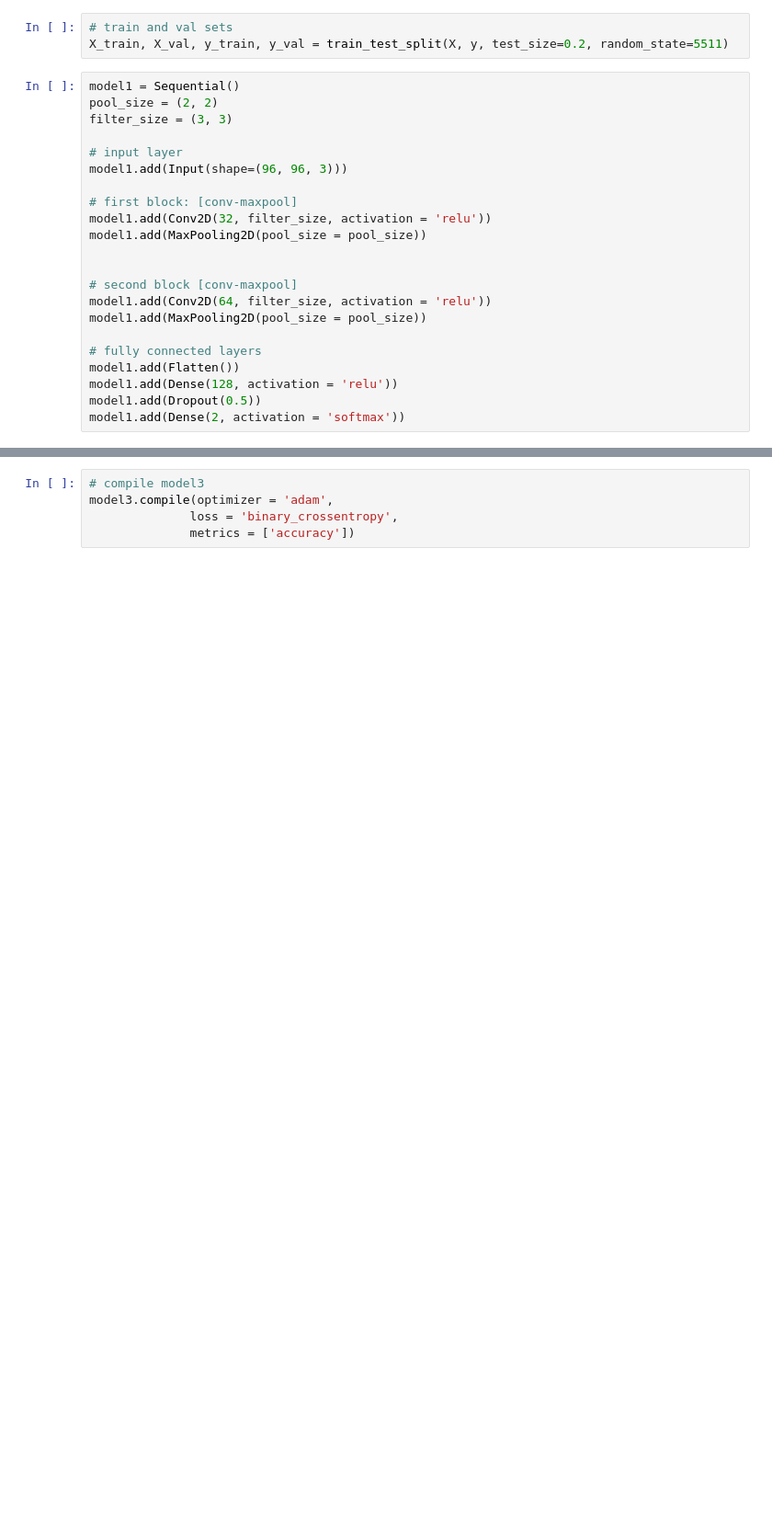
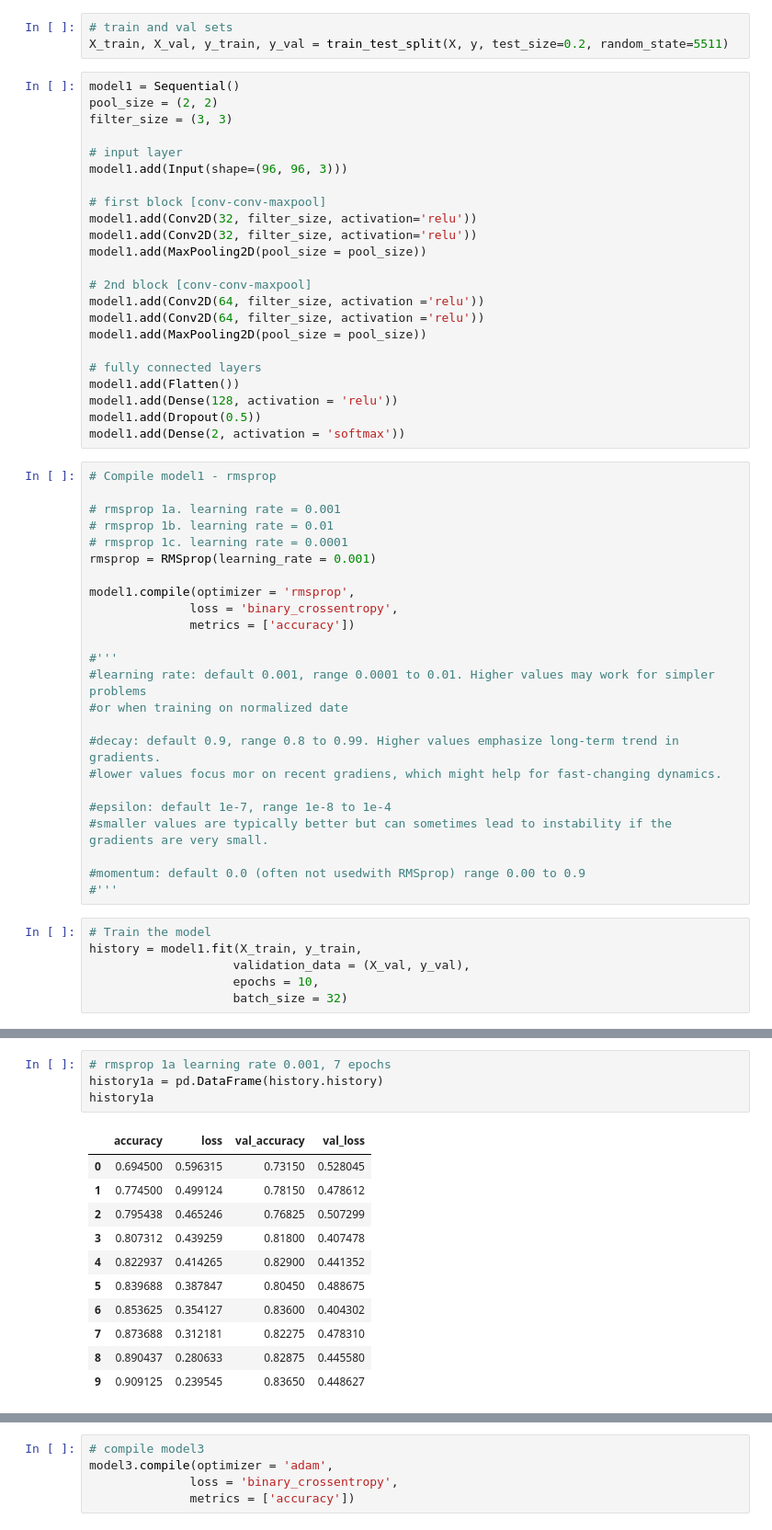
Before and after one commit to FleaBusyBeeBergs/dtsa5511-cnn-cancer-detection, a Jupyter notebook: cnn-cancer-detection.ipynb, the cells around one changed output, grey strips where cells are left out. Shown at 92% size. Drawn from its saved outputs; the diff is of its cells as text; blank space fills up the shorter version.

```diff
--- a/cnn-cancer-detection.ipynb
+++ b/cnn-cancer-detection.ipynb
@@ -204,13 +207,14 @@ filter_size = (3, 3)
 # input layer
 model1.add(Input(shape=(96, 96, 3)))
 
-# first block: [conv-maxpool]
-model1.add(Conv2D(32, filter_size, activation = 'relu'))
+# first block [conv-conv-maxpool]
+model1.add(Conv2D(32, filter_size, activation='relu'))
+model1.add(Conv2D(32, filter_size, activation='relu'))
 model1.add(MaxPooling2D(pool_size = pool_size))
 
-
-# second block [conv-maxpool]
-model1.add(Conv2D(64, filter_size, activation = 'relu'))
+# 2nd block [conv-conv-maxpool]
+model1.add(Conv2D(64, filter_size, activation ='relu'))
+model1.add(Conv2D(64, filter_size, activation ='relu'))
 model1.add(MaxPooling2D(pool_size = pool_size))
 
 # fully connected layers
@@ -218,3 +222,33 @@ model1.add(Flatten())
 model1.add(Dense(128, activation = 'relu'))
 model1.add(Dropout(0.5))
 model1.add(Dense(2, activation = 'softmax'))
+# %%
+# Compile model1 - rmsprop
+
+# rmsprop 1a. learning rate = 0.001
+# rmsprop 1b. learning rate = 0.01
+# rmsprop 1c. learning rate = 0.0001
+rmsprop = RMSprop(learning_rate = 0.001)
+
+model1.compile(optimizer = 'rmsprop',
+              loss = 'binary_crossentropy',
+              metrics = ['accuracy'])
+
+#'''
+#learning rate: default 0.001, range 0.0001 to 0.01. Higher values may work for simpler problems
+#or when training on normalized date
+
+#decay: default 0.9, range 0.8 to 0.99. Higher values emphasize long-term trend in gradients.
+#lower values focus mor on recent gradiens, which might help for fast-changing dynamics.
+
+#epsilon: default 1e-7, range 1e-8 to 1e-4
+#smaller values are typically better but can sometimes lead to instability if the gradients are very small.
+
+#momentum: default 0.0 (often not usedwith RMSprop) range 0.00 to 0.9
+#'''
+# %%
+# Train the model
+history = model1.fit(X_train, y_train,
+                    validation_data = (X_val, y_val),
+                    epochs = 10,
+                    batch_size = 32)
@@ -220,0 +276,16 @@ model1.add(Dense(2, activation = 'softmax'))
+# %%
+# rmsprop 1a learning rate 0.001, 7 epochs
+history1a = pd.DataFrame(history.history)
+history1a
+# %% [output]
+|  | accuracy | loss | val_accuracy | val_loss |
+| 0 | 0.694500 | 0.596315 | 0.73150 | 0.528045 |
+| 1 | 0.774500 | 0.499124 | 0.78150 | 0.478612 |
+| 2 | 0.795438 | 0.465246 | 0.76825 | 0.507299 |
+| 3 | 0.807312 | 0.439259 | 0.81800 | 0.407478 |
+| 4 | 0.822937 | 0.414265 | 0.82900 | 0.441352 |
+| 5 | 0.839688 | 0.387847 | 0.80450 | 0.488675 |
+| 6 | 0.853625 | 0.354127 | 0.83600 | 0.404302 |
+| 7 | 0.873688 | 0.312181 | 0.82275 | 0.478310 |
+| 8 | 0.890437 | 0.280633 | 0.82875 | 0.445580 |
+| 9 | 0.909125 | 0.239545 | 0.83650 | 0.448627 |
```
Also changed, not shown: parts of 21 cells of this notebook.
